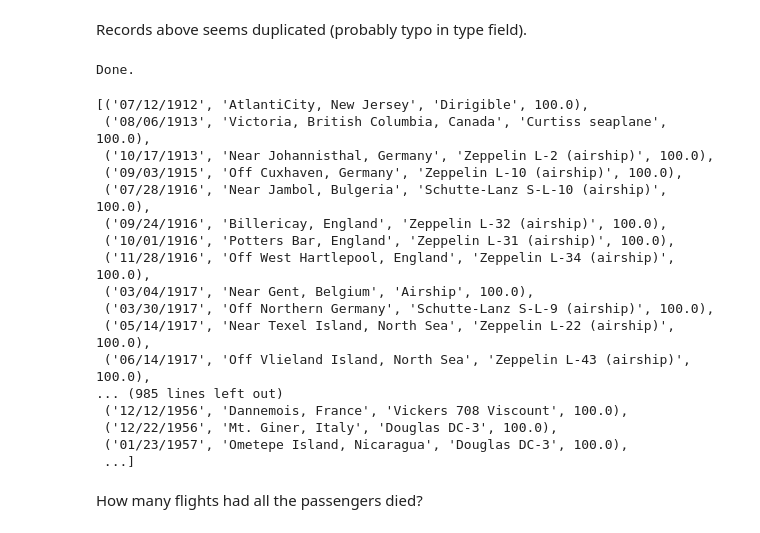
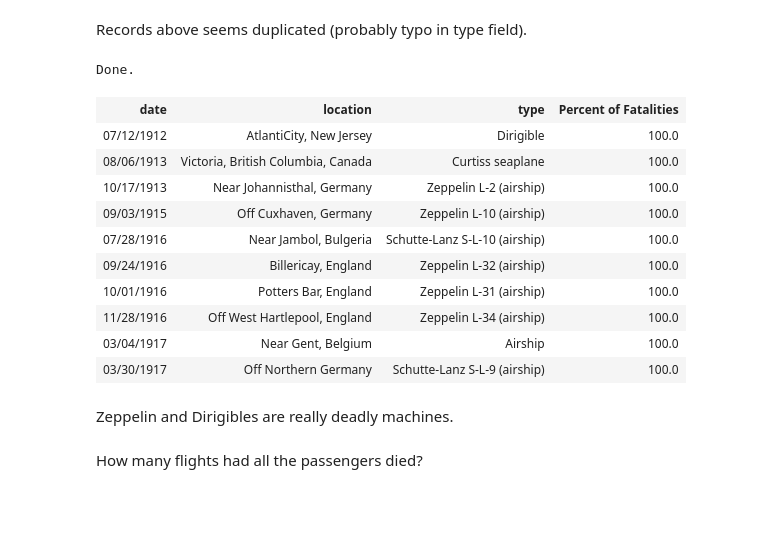
Before and after one commit to carlespoles/DSCI6002-student, a Jupyter notebook: week5/5-1_Review/DSCI6002-Midterm-Part2-CarlesPolesMielgo.ipynb, the cells around one changed output. Saved outputs shown, nothing was run; the diff lists cells and outputs as text; code cells hidden in the pictures; blank space fills up the shorter version.

```diff
--- a/week5/5-1_Review/DSCI6002-Midterm-Part2-CarlesPolesMielgo.ipynb
+++ b/week5/5-1_Review/DSCI6002-Midterm-Part2-CarlesPolesMielgo.ipynb
@@ -242,26 +242,22 @@ Done.
 Records above seems duplicated (probably typo in type field).
 # %%
 %%sql
-SELECT date, location, type, (fatalities * 100.0/aboard) AS "Percent of Fatalities" FROM air_crashes WHERE "Percent of Fatalities" > 90 ORDER BY "Percent of Fatalities" DESC;
+SELECT date, location, type, (fatalities * 100.0/aboard) AS "Percent of Fatalities" FROM air_crashes WHERE "Percent of Fatalities" > 90 ORDER BY "Percent of Fatalities" DESC LIMIT 10;
 # %% [output]
 Done.
-[('07/12/1912', 'AtlantiCity, New Jersey', 'Dirigible', 100.0),
- ('08/06/1913', 'Victoria, British Columbia, Canada', 'Curtiss seaplane', 100.0),
- ('10/17/1913', 'Near Johannisthal, Germany', 'Zeppelin L-2 (airship)', 100.0),
- ('09/03/1915', 'Off Cuxhaven, Germany', 'Zeppelin L-10 (airship)', 100.0),
- ('07/28/1916', 'Near Jambol, Bulgeria', 'Schutte-Lanz S-L-10 (airship)', 100.0),
- ('09/24/1916', 'Billericay, England', 'Zeppelin L-32 (airship)', 100.0),
- ('10/01/1916', 'Potters Bar, England', 'Zeppelin L-31 (airship)', 100.0),
- ('11/28/1916', 'Off West Hartlepool, England', 'Zeppelin L-34 (airship)', 100.0),
- ('03/04/1917', 'Near Gent, Belgium', 'Airship', 100.0),
- ('03/30/1917', 'Off Northern Germany', 'Schutte-Lanz S-L-9 (airship)', 100.0),
- ('05/14/1917', 'Near Texel Island, North Sea', 'Zeppelin L-22 (airship)', 100.0),
- ('06/14/1917', 'Off Vlieland Island, North Sea', 'Zeppelin L-43 (airship)', 100.0),
-... (985 lines left out)
- ('12/12/1956', 'Dannemois, France', 'Vickers 708 Viscount', 100.0),
- ('12/22/1956', 'Mt. Giner, Italy', 'Douglas DC-3', 100.0),
- ('01/23/1957', 'Ometepe Island, Nicaragua', 'Douglas DC-3', 100.0),
- ...]
+| date | location | type | Percent of Fatalities |
+| 07/12/1912 | AtlantiCity, New Jersey | Dirigible | 100.0 |
+| 08/06/1913 | Victoria, British Columbia, Canada | Curtiss seaplane | 100.0 |
+| 10/17/1913 | Near Johannisthal, Germany | Zeppelin L-2 (airship) | 100.0 |
+| 09/03/1915 | Off Cuxhaven, Germany | Zeppelin L-10 (airship) | 100.0 |
+| 07/28/1916 | Near Jambol, Bulgeria | Schutte-Lanz S-L-10 (airship) | 100.0 |
+| 09/24/1916 | Billericay, England | Zeppelin L-32 (airship) | 100.0 |
+| 10/01/1916 | Potters Bar, England | Zeppelin L-31 (airship) | 100.0 |
+| 11/28/1916 | Off West Hartlepool, England | Zeppelin L-34 (airship) | 100.0 |
+| 03/04/1917 | Near Gent, Belgium | Airship | 100.0 |
+| 03/30/1917 | Off Northern Germany | Schutte-Lanz S-L-9 (airship) | 100.0 |
+# %% [markdown]
+Zeppelin and Dirigibles are really deadly machines.
 # %% [markdown]
 How many flights had all the passengers died?
 # %%
```
